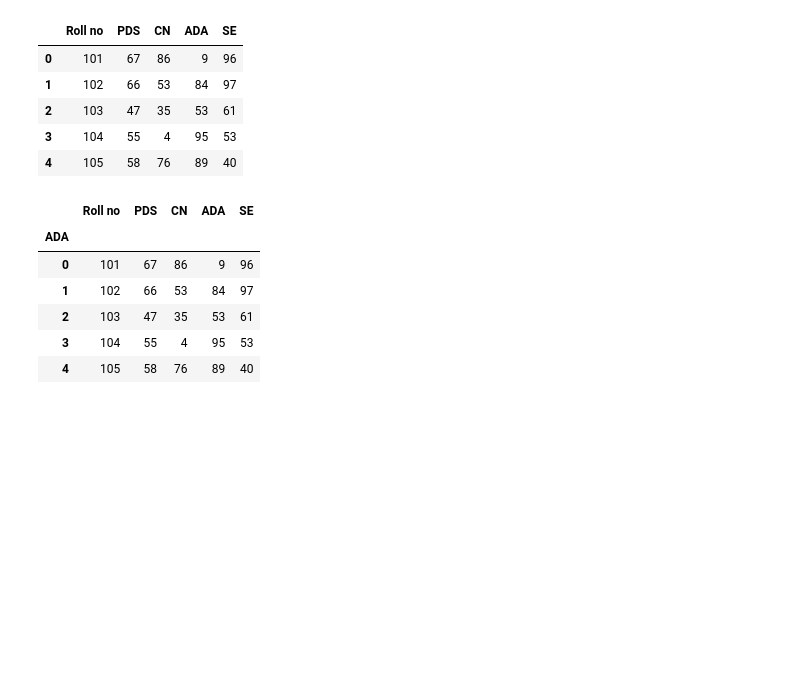
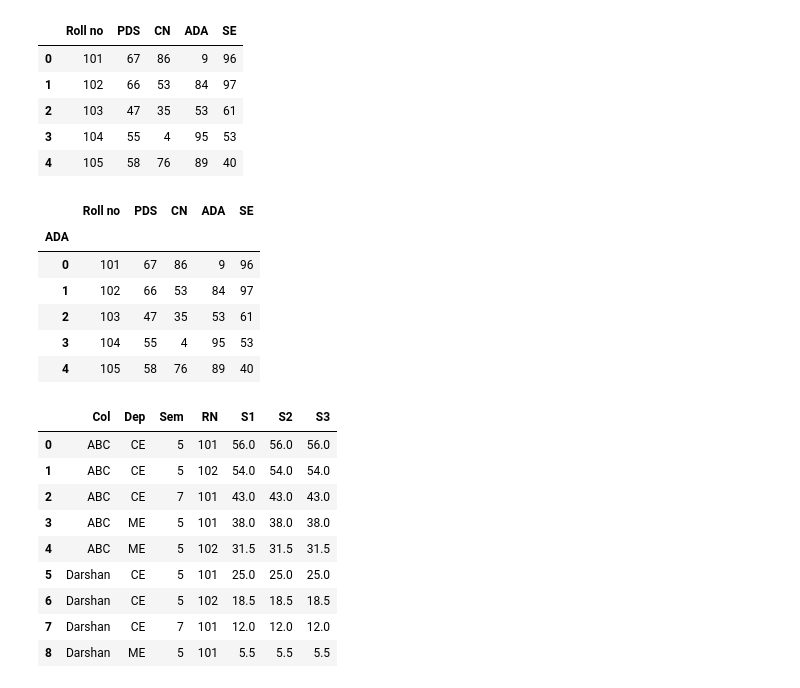
Before and after one commit to hiren4465/PYTHON-DU, a Jupyter notebook: Practice/Pandas_ClassDemo.ipynb, the cells around one changed output. Cells and saved outputs as stored; diff of their text form; code cells hidden in the pictures; blank space fills up the shorter version.

```diff
--- a/Practice/Pandas_ClassDemo.ipynb
+++ b/Practice/Pandas_ClassDemo.ipynb
@@ -109,3 +108,17 @@ stu
 | 2 | 103 | 47 | 35 | 53 | 61 |
 | 3 | 104 | 55 | 4 | 95 | 53 |
 | 4 | 105 | 58 | 76 | 89 | 40 |
+# %%
+df = pd.read_csv("MultiIndexDemo.csv")
+df
+# %% [output]
+|  | Col | Dep | Sem | RN | S1 | S2 | S3 |
+| 0 | ABC | CE | 5 | 101 | 56.0 | 56.0 | 56.0 |
+| 1 | ABC | CE | 5 | 102 | 54.0 | 54.0 | 54.0 |
+| 2 | ABC | CE | 7 | 101 | 43.0 | 43.0 | 43.0 |
+| 3 | ABC | ME | 5 | 101 | 38.0 | 38.0 | 38.0 |
+| 4 | ABC | ME | 5 | 102 | 31.5 | 31.5 | 31.5 |
+| 5 | Darshan | CE | 5 | 101 | 25.0 | 25.0 | 25.0 |
+| 6 | Darshan | CE | 5 | 102 | 18.5 | 18.5 | 18.5 |
+| 7 | Darshan | CE | 7 | 101 | 12.0 | 12.0 | 12.0 |
+| 8 | Darshan | ME | 5 | 101 | 5.5 | 5.5 | 5.5 |
```
Also changed, not shown: parts of 19 cells of this notebook, 7 other files.
